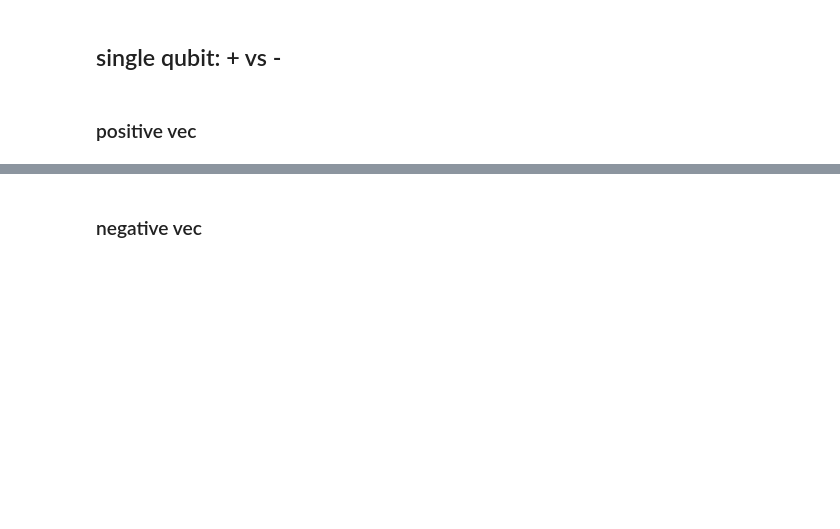
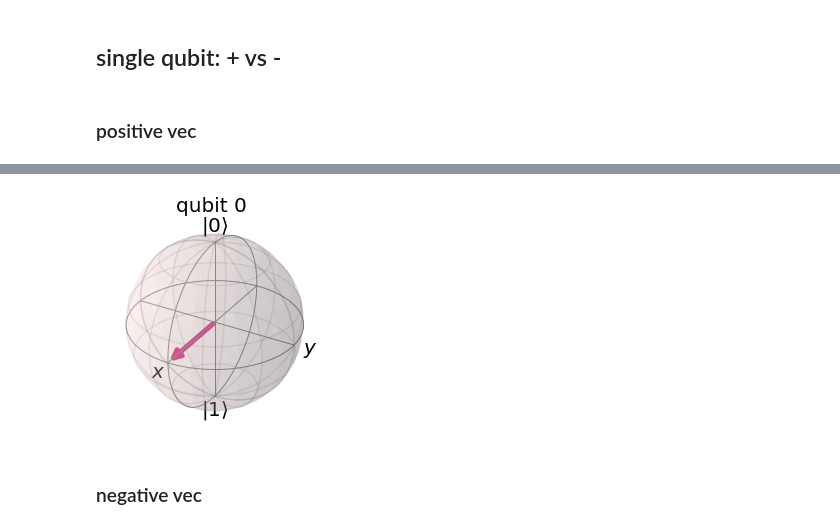
Before and after one commit to kingusiu/laspaclu, a Jupyter notebook: playground/amplitude_encoding.ipynb, the cells around one changed output, grey strips where cells are left out. Drawn from its saved outputs; the diff is of its cells as text; code cells hidden in the pictures; blank space fills up the shorter version.

```diff
--- a/playground/amplitude_encoding.ipynb
+++ b/playground/amplitude_encoding.ipynb
@@ -232,8 +219,7 @@ def run_encoding_circuit(qc):
 # %% [markdown]
 ### positive vec
 # %%
-a = normalize(np.array([2,3]))
-
+a = normalize(np.array([1,1]))
 qc_a = get_encoding_circuit(a)
 # %%
 qc_a.draw()
@@ -256,3 +242,10 @@ $$ |\psi\rangle =\begin{bmatrix}
+# %%
+qc_a_amp = amplitude_encoding(a, state=True)
+# %%
+state_vec_a_amp = run_encoding_circuit(qc_a_amp)
+plot_bloch_multivector(state_vec_a_amp)
+# %% [output]
+[figure, added]
 # %% [markdown]
 ### negative vec
 # %%
```
Also changed, not shown: parts of 19 cells of this notebook, 1 other file.
